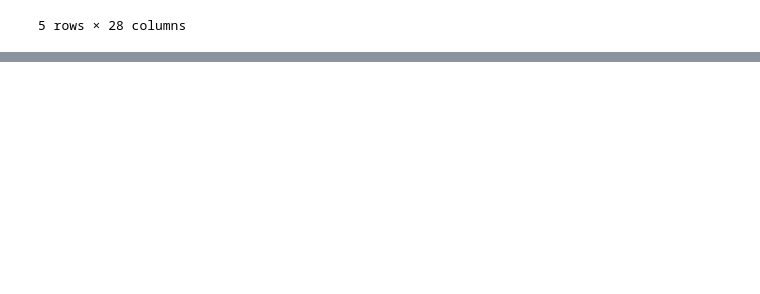
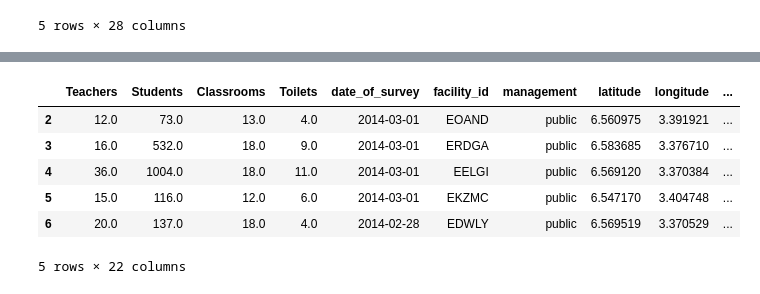
Before and after one commit to ENNILOIS/Education_Resources_Gap_Intelligence, a Jupyter notebook: School_Data_Cleaning.ipynb, the cells around one changed output, grey strips where cells are left out. Drawn from its saved outputs; the diff is of its cells as text; code cells hidden in the pictures; blank space fills up the shorter version.

```diff
--- a/School_Data_Cleaning.ipynb
+++ b/School_Data_Cleaning.ipynb
@@ -19,0 +523,22 @@ df.head(5)
+# %%
+# Fix Values that can't be Right
+
+# A school with studeents but 0 teachers, classrooms or toilets: treat as missing
+for col in ["Teachers", "Classrooms", "Toilets"]:
+    wrong = (df_clean[col] == 0) & (df_clean["Students"] > 0)
+    print(col, "- zeros changed to missing:", wrong.sum())
+    df_clean.loc[wrong, col] = np.nan
+
+# Fewer than 20 students is too small to be reliable
+few = df_clean["Students"] < 20
+print("Schools with fewer than 20 students", few.sum())
+df_clean.loc[few, "Students"] = np.nan
+
+# Flag Schools where male + female is far from the total (more than 10%)
+male_female = df_clean["num_students_male"] + df_clean["num_students_female"]
+difference = (male_female - df_clean["Students"]).abs()
+df_clean["Gender_Total_Mismatch"] = difference > 0.1 * df_clean["Students"]
+print("Schools where male + female does not match the total:", df_clean["Gender_Total_Mismatch"].sum())
+
+# The male/female columns were only needed for this check
+df_clean = df_clean.drop(columns=["num_students_male", "num_students_female"])
@@ -19,0 +592,10 @@ df.head(5)
+# %%
+df_clean.head()
+# %% [output]
+|  | Teachers | Students | Classrooms | Toilets | date_of_survey | facility_id | management | latitude | longitude | ... |
+| 2 | 12.0 | 73.0 | 13.0 | 4.0 | 2014-03-01 | EOAND | public | 6.560975 | 3.391921 | ... |
+| 3 | 16.0 | 532.0 | 18.0 | 9.0 | 2014-03-01 | ERDGA | public | 6.583685 | 3.376710 | ... |
+| 4 | 36.0 | 1004.0 | 18.0 | 11.0 | 2014-03-01 | EELGI | public | 6.569120 | 3.370384 | ... |
+| 5 | 15.0 | 116.0 | 12.0 | 6.0 | 2014-03-01 | EKZMC | public | 6.547170 | 3.404748 | ... |
+| 6 | 20.0 | 137.0 | 18.0 | 4.0 | 2014-02-28 | EDWLY | public | 6.569519 | 3.370529 | ... |
+5 rows × 22 columns
```
Also changed, not shown: parts of 45 cells of this notebook, 4 other files.
